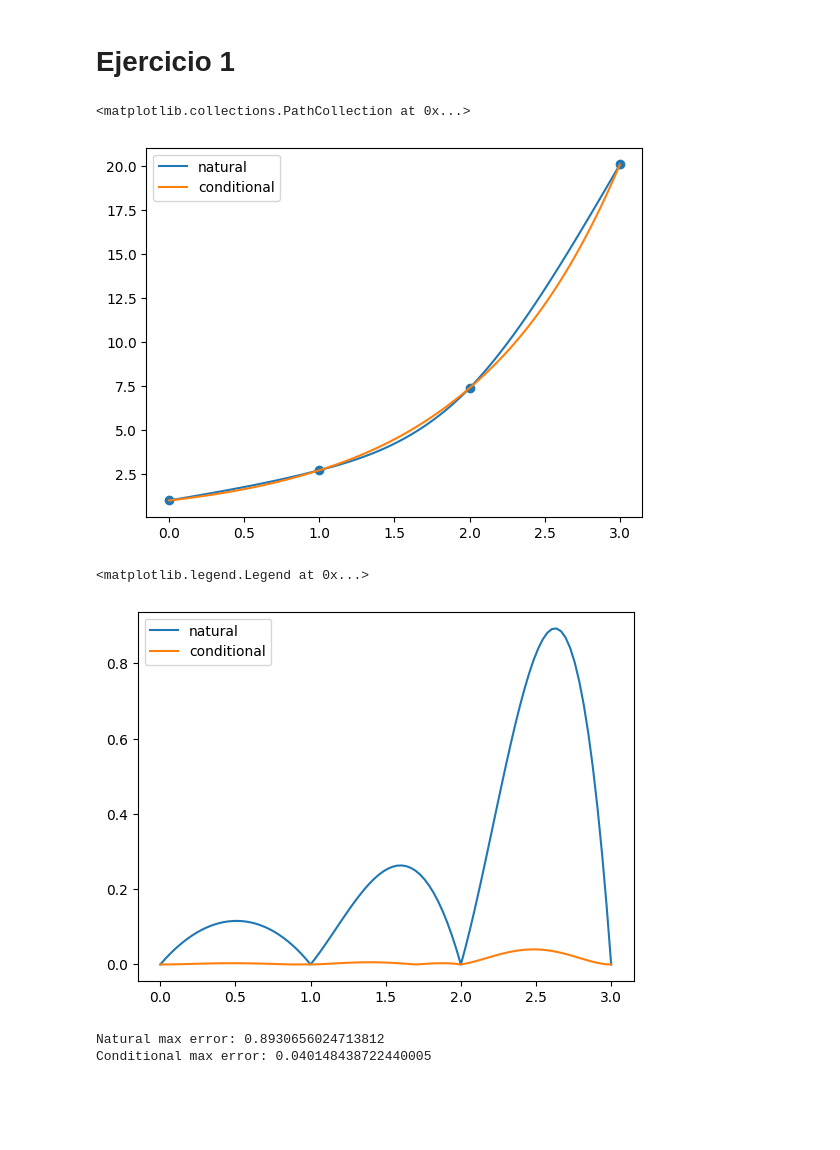
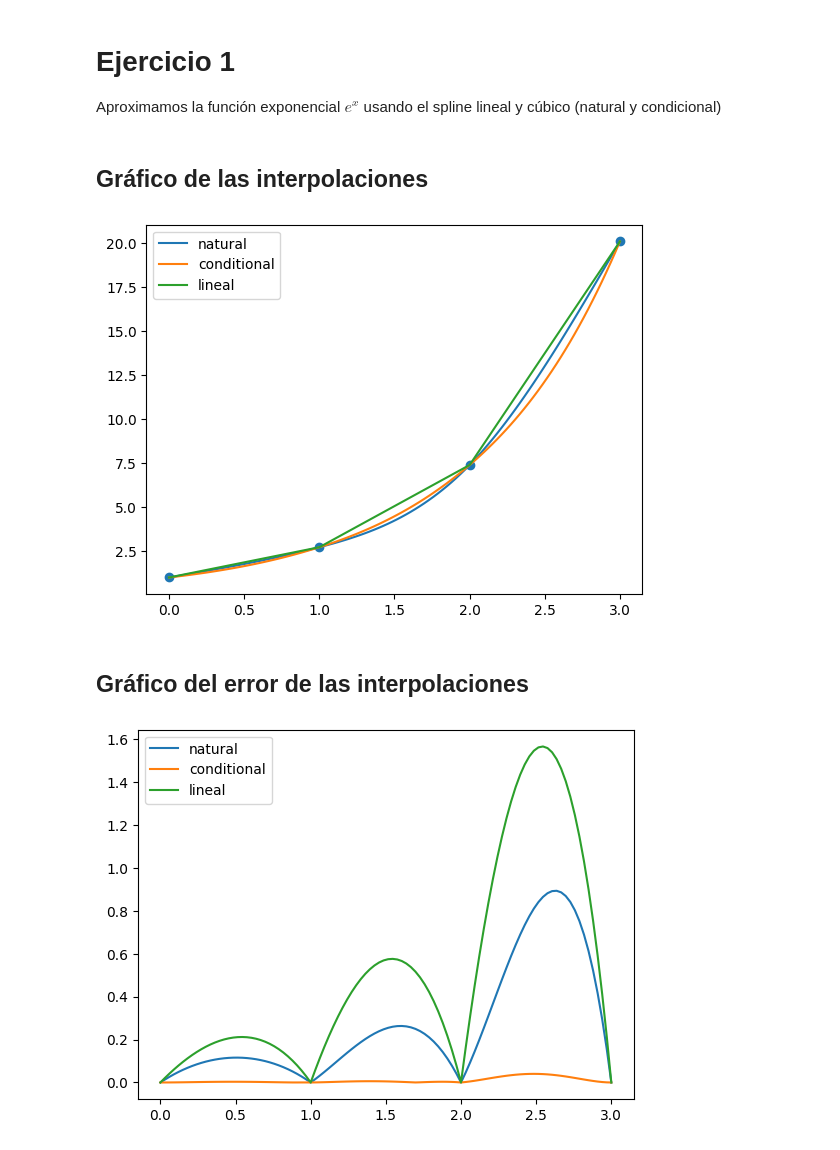
Before and after one commit to ElBromasMC/pandoc-jupyter, a Jupyter notebook: src/01example.ipynb, the cells around one changed output. Drawn from its saved outputs; the diff is of its cells as text; code cells hidden in the pictures; blank space fills up the shorter version.

Commit message:
added lineal spline

```diff
--- a/src/01example.ipynb
+++ b/src/01example.ipynb
@@ -1,5 +1,7 @@
-# %% [markdown]
-# Ejercicio 1
+# %% [markdown]
+# Ejercicio 1
+
+Aproximamos la función exponencial $e^x$ usando el spline lineal y cúbico (natural y condicional)
 # %%
 import numpy as np
 import matplotlib.pyplot as plt
@@ -7,32 +9,40 @@ from interpolation import natural_cubic_spline, conditional_cubic_spline, eval_s
+# %% [markdown]
+## Gráfico de las interpolaciones
 # %%
 f = lambda x : np.exp(x)
 
 X = [0, 1, 2, 3]
 Y = f(X)
+
 CS = natural_cubic_spline(X, Y)
 CS1 = conditional_cubic_spline(X, Y, 1, np.exp(3))
+CS2 = lineal_spline(X, Y)
+
 I = np.linspace(min(X), max(X), 100)
+
 R = eval_spline(CS, X, I)
 R1 = eval_spline(CS1, X, I)
+R2 = eval_spline(CS2, X, I)
+
 plt.plot(I, R, label="natural")
 plt.plot(I, R1, label="conditional")
+plt.plot(I, R2, label="lineal")
 plt.legend()
 plt.scatter(X, Y)
+plt.show()
 # %% [output]
-<matplotlib.collections.PathCollection at 0x...>
-[figure, old version]
+[figure, new version]
+# %% [markdown]
+## Gráfico del error de las interpolaciones
 # %%
 E = np.abs(R - f(I))
 E1 = np.abs(R1 - f(I))
+E2 = np.abs(R2 - f(I))
+
 plt.plot(I, E, label="natural")
 plt.plot(I, E1, label="conditional")
+plt.plot(I, E2, label="lineal")
 plt.legend()
+plt.show()
 # %% [output]
-<matplotlib.legend.Legend at 0x...>
-[figure, old version]
+[figure, new version]
-# %%
-print("Natural max error:", max(E))
-print("Conditional max error:", max(E1))
-# %% [output]
-Natural max error: 0.8930656024713812
-Conditional max error: 0.040148438722440005
```
Also changed, not shown: parts of 1 cell of this notebook, 1 other file.
